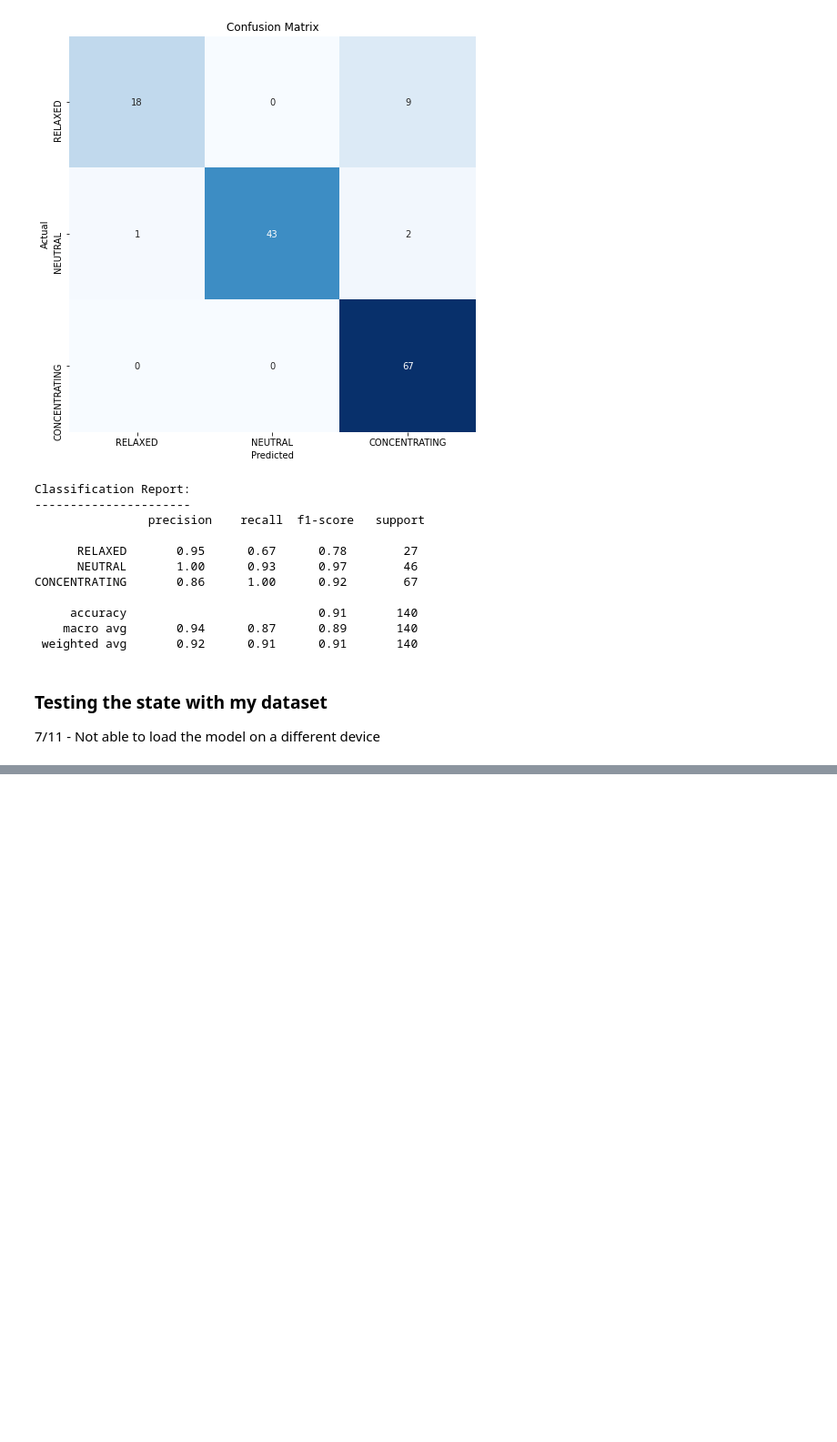
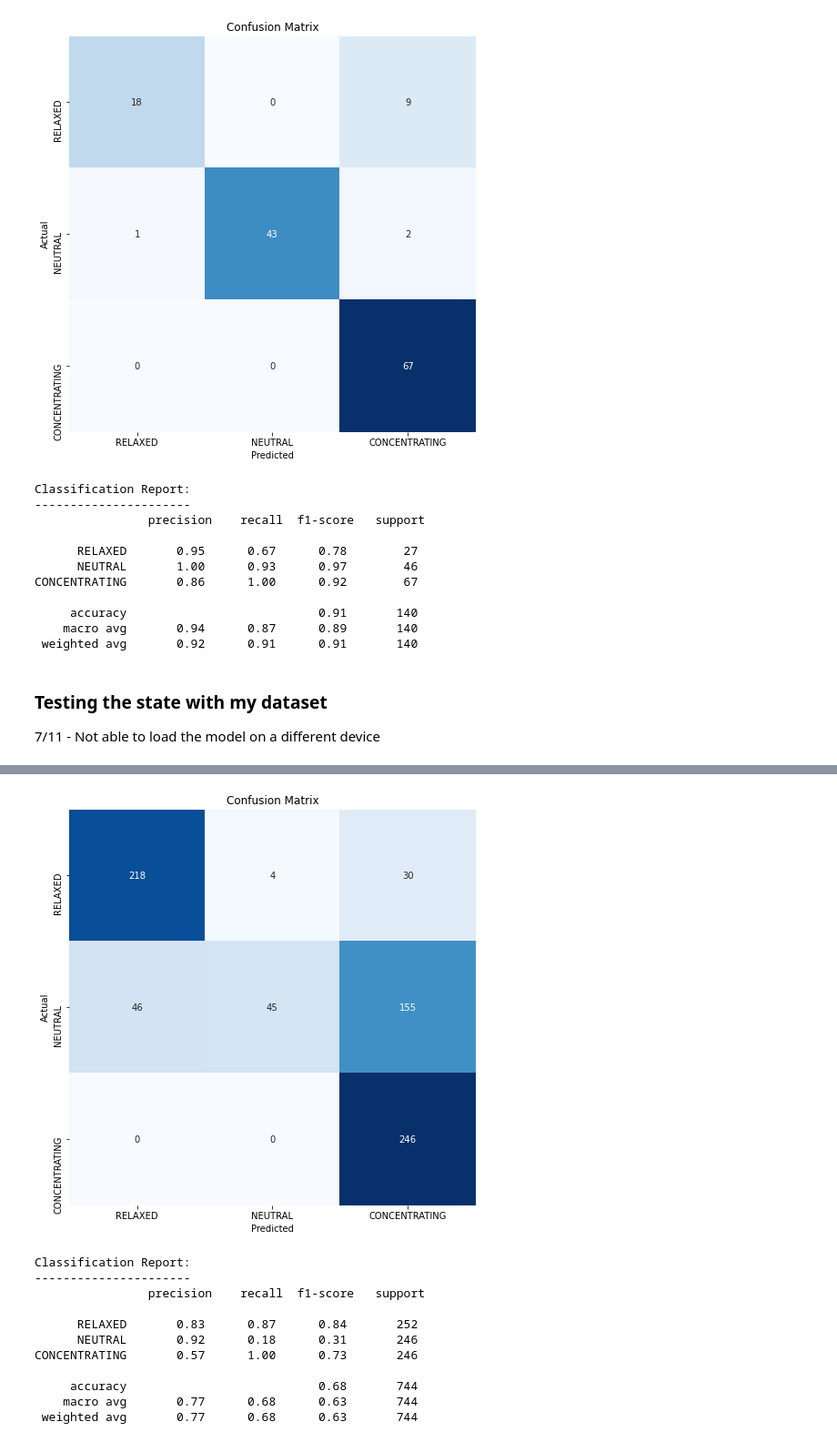
Before and after one commit to andyko208/EEG_Classification, a Jupyter notebook: EEG_training.ipynb, the cells around one changed output, grey strips where cells are left out. Shown at 91% size. Cells and saved outputs as stored; diff of their text form; code cells hidden in the pictures; blank space fills up the shorter version.

Commit message:
model evaluation

```diff
--- a/EEG_training.ipynb
+++ b/EEG_training.ipynb
@@ -1150,0 +1164,4 @@ NotImplementedError: Cannot convert a symbolic Tensor (gru/strided_slice:0) to a
+# %%
+mind_wandering = pd.read_csv(os.getcwd() + '/final_dataset/mind_wandering.csv')
+print(mind_wandering.shape)
+mind_wandering
@@ -1150,0 +1190,14 @@ NotImplementedError: Cannot convert a symbolic Tensor (gru/strided_slice:0) to a
+# %%
+from sklearn.model_selection import train_test_split
+
+def preprocess_inputs(df):
+    df = df.copy()
+
+    y = df['Label'].copy()
+    X = df.drop('Label', axis=1).copy()
+
+    X_train, X_test, y_train, y_test = train_test_split(X, y, train_size=0.7, random_state=123)
+
+    return X_train, X_test, y_train, y_test
+# %%
+X_train, X_test, y_train, y_test = preprocess_inputs(mind_wandering)
@@ -1150,0 +1209,2 @@ NotImplementedError: Cannot convert a symbolic Tensor (gru/strided_slice:0) to a
+# %%
+label_mapping = {'RELAXED': 0, 'NEUTRAL': 1, 'CONCENTRATING': 2}
@@ -1150,0 +1252,32 @@ NotImplementedError: Cannot convert a symbolic Tensor (gru/strided_slice:0) to a
+# %%
+import seaborn as sns
+from sklearn.metrics import confusion_matrix, classification_report
+
+y_pred = np.array(list(map(lambda x: np.argmax(x), model.predict(X_test))))
+
+cm = confusion_matrix(y_test, y_pred)
+clr = classification_report(y_test, y_pred, target_names=label_mapping.keys())
+
+plt.figure(figsize=(8, 8))
+sns.heatmap(cm, annot=True, vmin=0, fmt='g', cbar=False, cmap='Blues')
+plt.xticks(np.arange(3) + 0.5, label_mapping.keys())
+plt.yticks(np.arange(3) + 0.5, label_mapping.keys())
+plt.xlabel("Predicted")
+plt.ylabel("Actual")
+plt.title("Confusion Matrix")
+plt.show()
+
+print("Classification Report:\n----------------------\n", clr)
+# %% [output]
+[figure, added]
+Classification Report:
+----------------------
+                precision    recall  f1-score   support
+
+      RELAXED       0.83      0.87      0.84       252
+      NEUTRAL       0.92      0.18      0.31       246
+CONCENTRATING       0.57      1.00      0.73       246
+
+     accuracy                           0.68       744
+    macro avg       0.77      0.68      0.63       744
+ weighted avg       0.77      0.68      0.63       744
```
Also changed, not shown: parts of 9 cells of this notebook.
